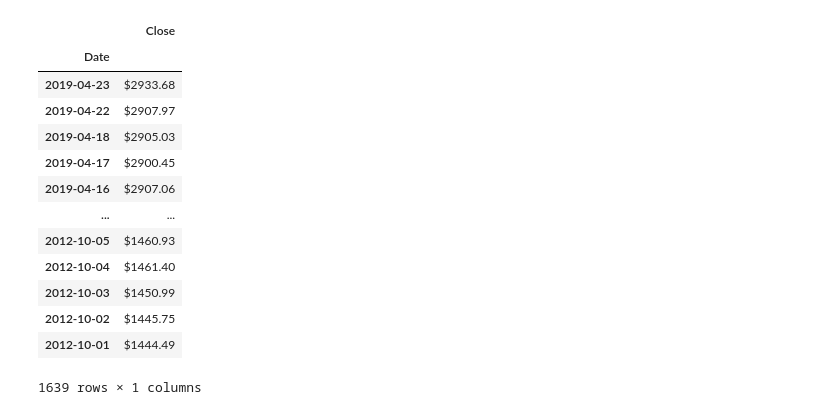
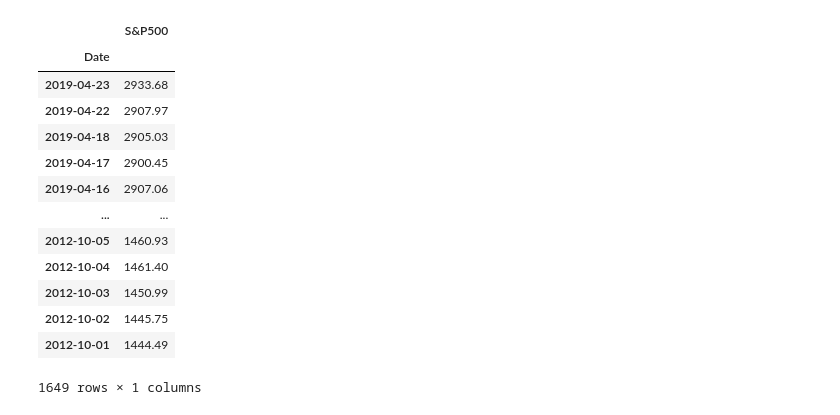
Before and after one commit to axiumresearch/python-homework, a Jupyter notebook: Pandas/Pandas_HW.ipynb, the cells around one changed output. Saved outputs shown, nothing was run; the diff lists cells and outputs as text; code cells hidden in the pictures.

```diff
--- a/Pandas/Pandas_HW.ipynb
+++ b/Pandas/Pandas_HW.ipynb
@@ -97,20 +100,23 @@ goog_historical.dropna()
 # %%
-# Reading and dropping dupplicates dataset 5
+# Reading and dropping dupplicates sp500 and changing Close to S&P500
 sp500_historical_csv = Path('Resources/sp500_history.csv')
 sp500_historical = pd.read_csv(sp500_historical_csv, index_col='Date', parse_dates=True, infer_datetime_format=True)
-sp500_historical.drop_duplicates()
+columns = ['S&P500']
+sp500_historical.columns = columns
+sp500_historical['S&P500'] = sp500_historical['S&P500'].str.replace('$','').astype(float)
+sp500_historical
 # %% [output]
-|  | Close |
+|  | S&P500 |
 | Date |  |
-| 2019-04-23 | $2933.68 |
-| 2019-04-22 | $2907.97 |
-| 2019-04-18 | $2905.03 |
-| 2019-04-17 | $2900.45 |
-| 2019-04-16 | $2907.06 |
+| 2019-04-23 | 2933.68 |
+| 2019-04-22 | 2907.97 |
+| 2019-04-18 | 2905.03 |
+| 2019-04-17 | 2900.45 |
+| 2019-04-16 | 2907.06 |
 | ... | ... |
-| 2012-10-05 | $1460.93 |
-| 2012-10-04 | $1461.40 |
-| 2012-10-03 | $1450.99 |
-| 2012-10-02 | $1445.75 |
-| 2012-10-01 | $1444.49 |
+| 2012-10-05 | 1460.93 |
+| 2012-10-04 | 1461.40 |
+| 2012-10-03 | 1450.99 |
+| 2012-10-02 | 1445.75 |
+| 2012-10-01 | 1444.49 |
-1639 rows × 1 columns
+1649 rows × 1 columns
```
Also changed, not shown: parts of 15 cells of this notebook.
